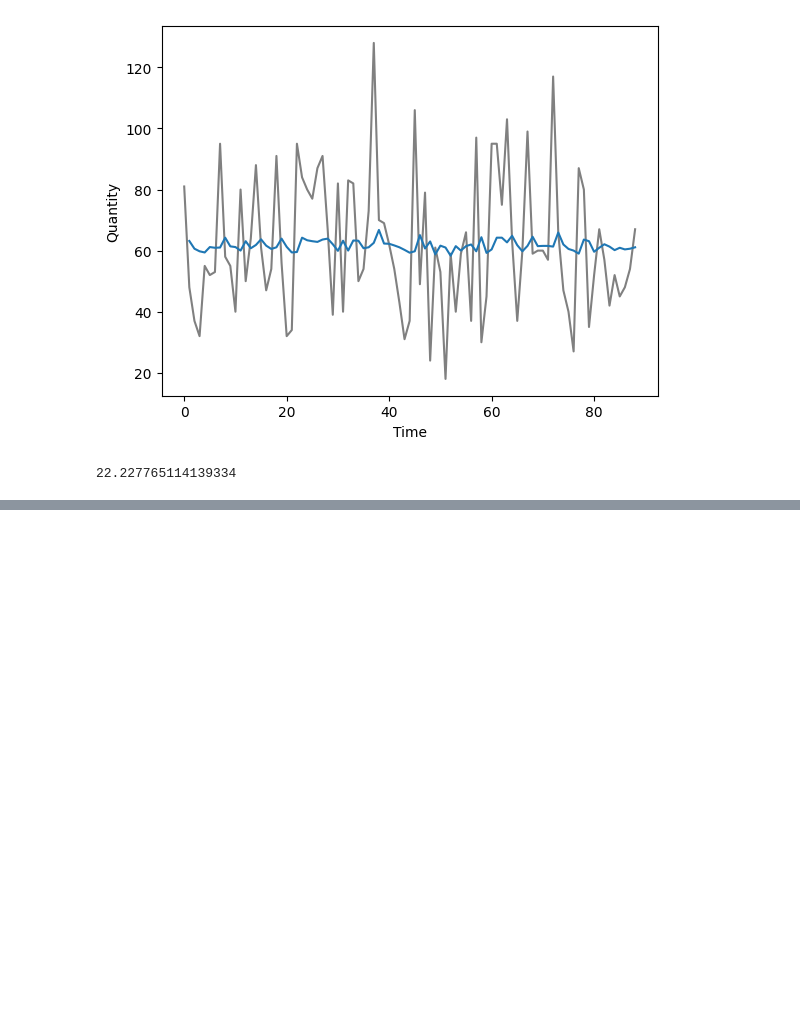
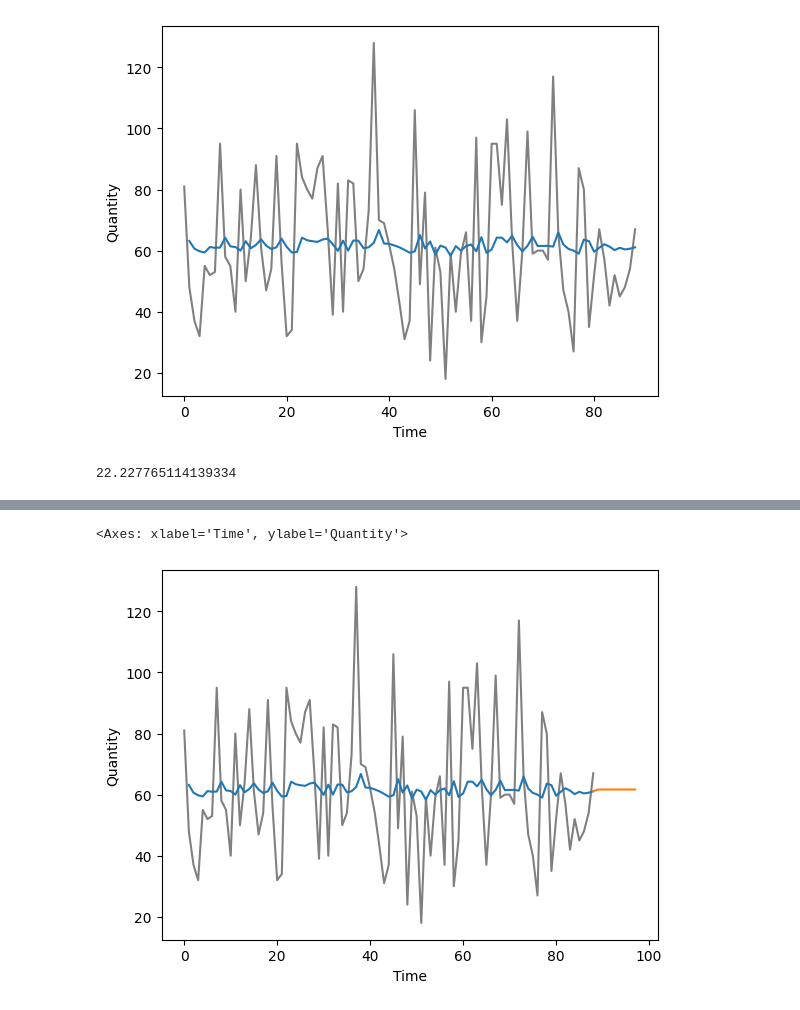
Before and after one commit to IIT-NSTU/Sales-Predictor, a Jupyter notebook: Research Part/03 Linear Regression.ipynb, the cells around one changed output, grey strips where cells are left out. Saved outputs shown, nothing was run; the diff lists cells and outputs as text; code cells hidden in the pictures; blank space fills up the shorter version.

```diff
--- a/Research Part/03 Linear Regression.ipynb
+++ b/Research Part/03 Linear Regression.ipynb
@@ -131,3 +131,25 @@ sns.lineplot(data = df, x = df.Time, y = df.Prediction_Lag)
 np.sqrt(mean_squared_error(df['Quantity'].iloc[1:], df['Prediction_Lag'].iloc[1:]))
 # %% [output]
 22.227765114139334
+# %%
+data = {
+    'Lag_1': [0.0] * 10,
+    'Prediction_Lag': [0.0] * 10,
+    'Time': [0] * 10
+}
+
+predicted = pd.DataFrame(data)
+last_time = df['Time'].iloc[-1]
+last_index = df['Lag_1'].iloc[-1]
+
+for i in range(10):
+    if i == 0:
+        predicted.loc[i, "Lag_1"] = last_index
+    else:
+        predicted.loc[i, "Lag_1"] = predicted.loc[i - 1, "Prediction_Lag"]
+
+    predicted.loc[i, "Time"] = last_time
+    last_time = last_time + 1
+    predicted.loc[i, "Prediction_Lag"] = model.predict(pd.DataFrame({'Lag_1': [predicted.loc[i, "Lag_1"]]}))
+
+predicted
@@ -133,0 +168,7 @@ np.sqrt(mean_squared_error(df['Quantity'].iloc[1:], df['Prediction_Lag'].iloc[1:
+# %%
+sns.lineplot(data = df, x = df.Time, y = df.Quantity, color = '0.50')
+sns.lineplot(data = df, x = df.Time, y = df.Prediction_Lag)
+sns.lineplot(data = predicted, x = predicted.Time, y = predicted.Prediction_Lag)
+# %% [output]
+<Axes: xlabel='Time', ylabel='Quantity'>
+[figure, added]
```
Also changed, not shown: parts of 1 cell of this notebook.
